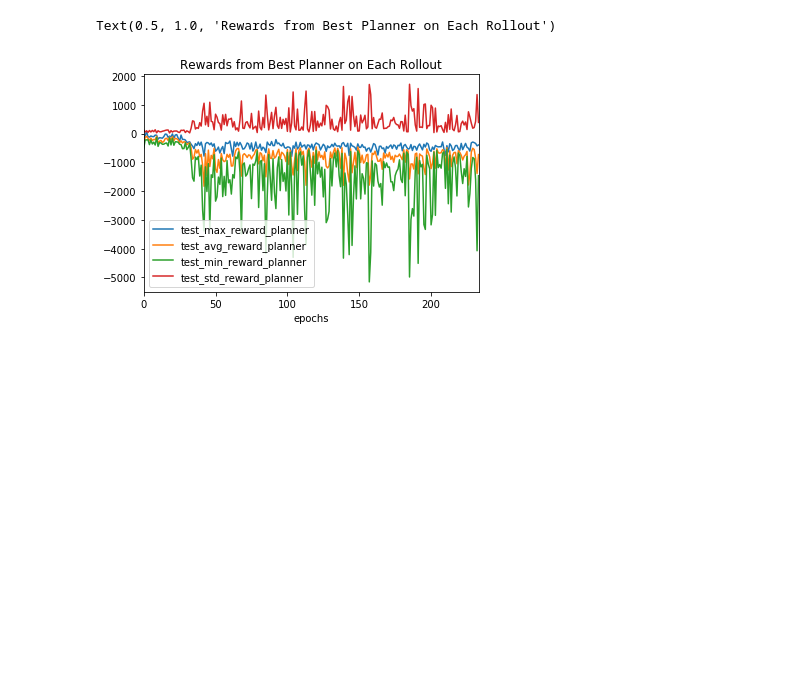
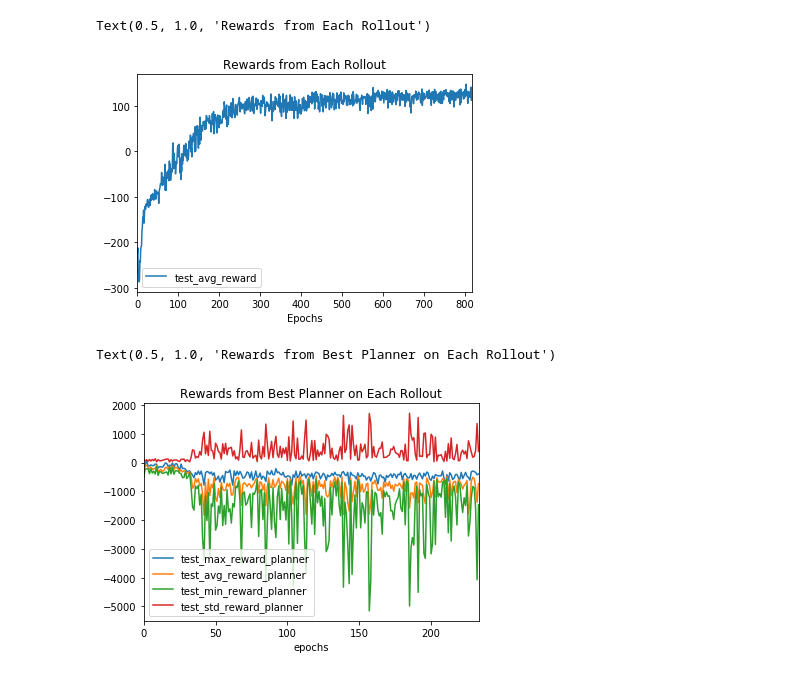
Before and after one commit to TrentBrick/Upside-Down-Free-Energy, a Jupyter notebook: notebooks/plot_planet_joint_training.ipynb, the cells around one changed output. Saved outputs shown, nothing was run; the diff lists cells and outputs as text; code cells hidden in the pictures; blank space fills up the shorter version.

```diff
--- a/notebooks/plot_planet_joint_training.ipynb
+++ b/notebooks/plot_planet_joint_training.ipynb
@@ -65,3 +65,10 @@ Text(0.5, 1.0, 'Rewards from Each Rollout')
+# %%
+mdrnn_vae_training.plot('index', ['test_avg_reward' ])
+plt.xlabel('Epochs')
+plt.title('Rewards from Each Rollout')
+# %% [output]
+Text(0.5, 1.0, 'Rewards from Each Rollout')
+[figure, added]
 # %%
 mdrnn_vae_training.plot('index', ['test_max_reward','test_avg_reward' , 'test_min_reward', 'test_std_reward'])
 plt.xlabel('epochs')
```
Also changed, not shown: parts of 5 cells of this notebook, 7 other files.
